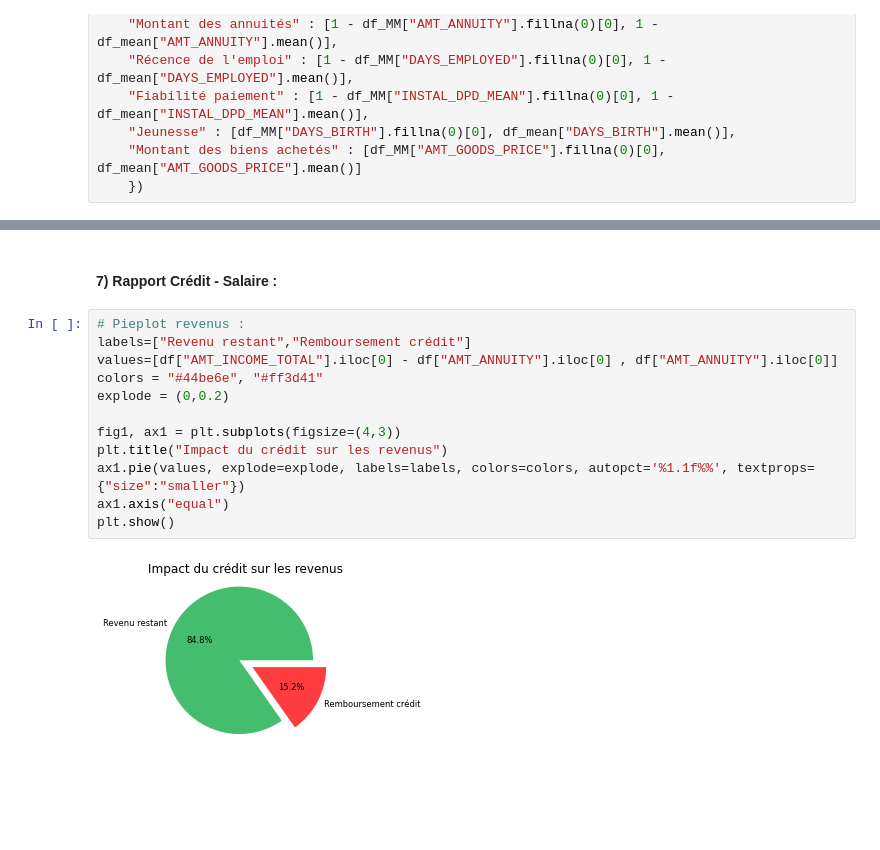
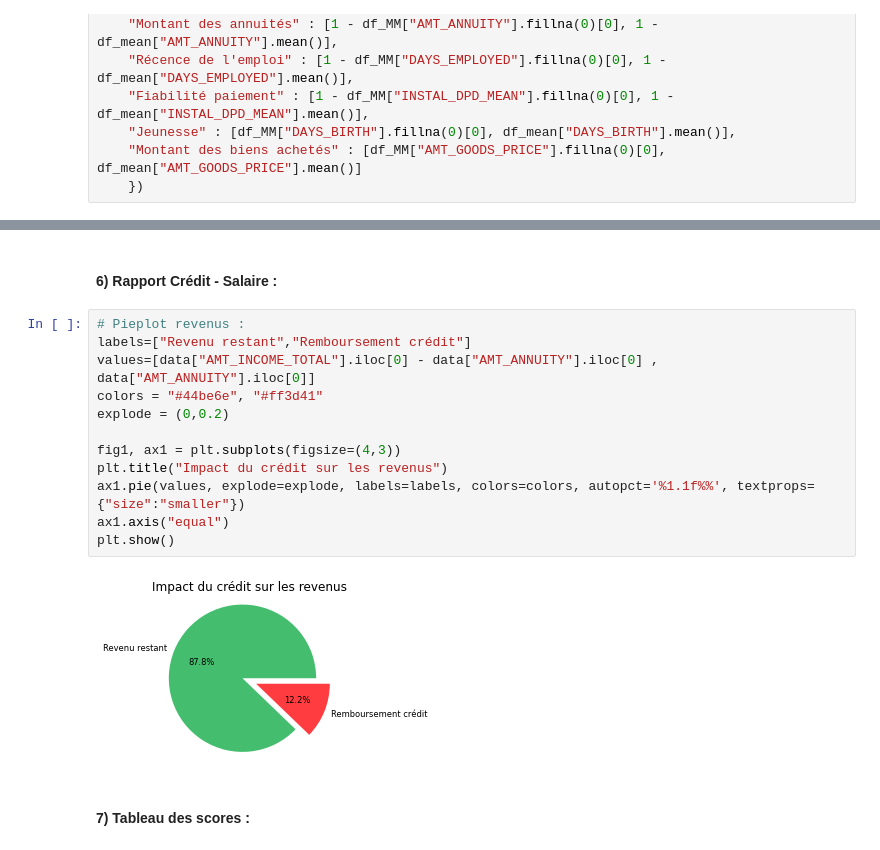
Before and after one commit to viviante79/Projet-7---Data-Scientist, a Jupyter notebook: Ors_Vivian_2_dossier_code_072022.ipynb, the cells around one changed output, grey strips where cells are left out. Cells and saved outputs as stored; diff of their text form; blank space fills up the shorter version.

```diff
--- a/Ors_Vivian_2_dossier_code_072022.ipynb
+++ b/Ors_Vivian_2_dossier_code_072022.ipynb
@@ -785,16 +887,18 @@ plt.show()
 # %% [markdown]
-#### 7) Rapport Crédit - Salaire :
+#### 6) Rapport Crédit - Salaire :
 # %%
 # Pieplot revenus :
 labels=["Revenu restant","Remboursement crédit"]
-values=[df["AMT_INCOME_TOTAL"].iloc[0] - df["AMT_ANNUITY"].iloc[0] , df["AMT_ANNUITY"].iloc[0]]
+values=[data["AMT_INCOME_TOTAL"].iloc[0] - data["AMT_ANNUITY"].iloc[0] , data["AMT_ANNUITY"].iloc[0]]
 colors = "#44be6e", "#ff3d41"
 explode = (0,0.2)
 
 fig1, ax1 = plt.subplots(figsize=(4,3))
 plt.title("Impact du crédit sur les revenus")
 ax1.pie(values, explode=explode, labels=labels, colors=colors, autopct='%1.1f%%', textprops={"size":"smaller"})
 ax1.axis("equal")
 plt.show()
 # %% [output]
-[figure, old version]
+[figure, new version]
+# %% [markdown]
+#### 7) Tableau des scores :
```
Also changed, not shown: parts of 47 cells of this notebook, 5 other files.
